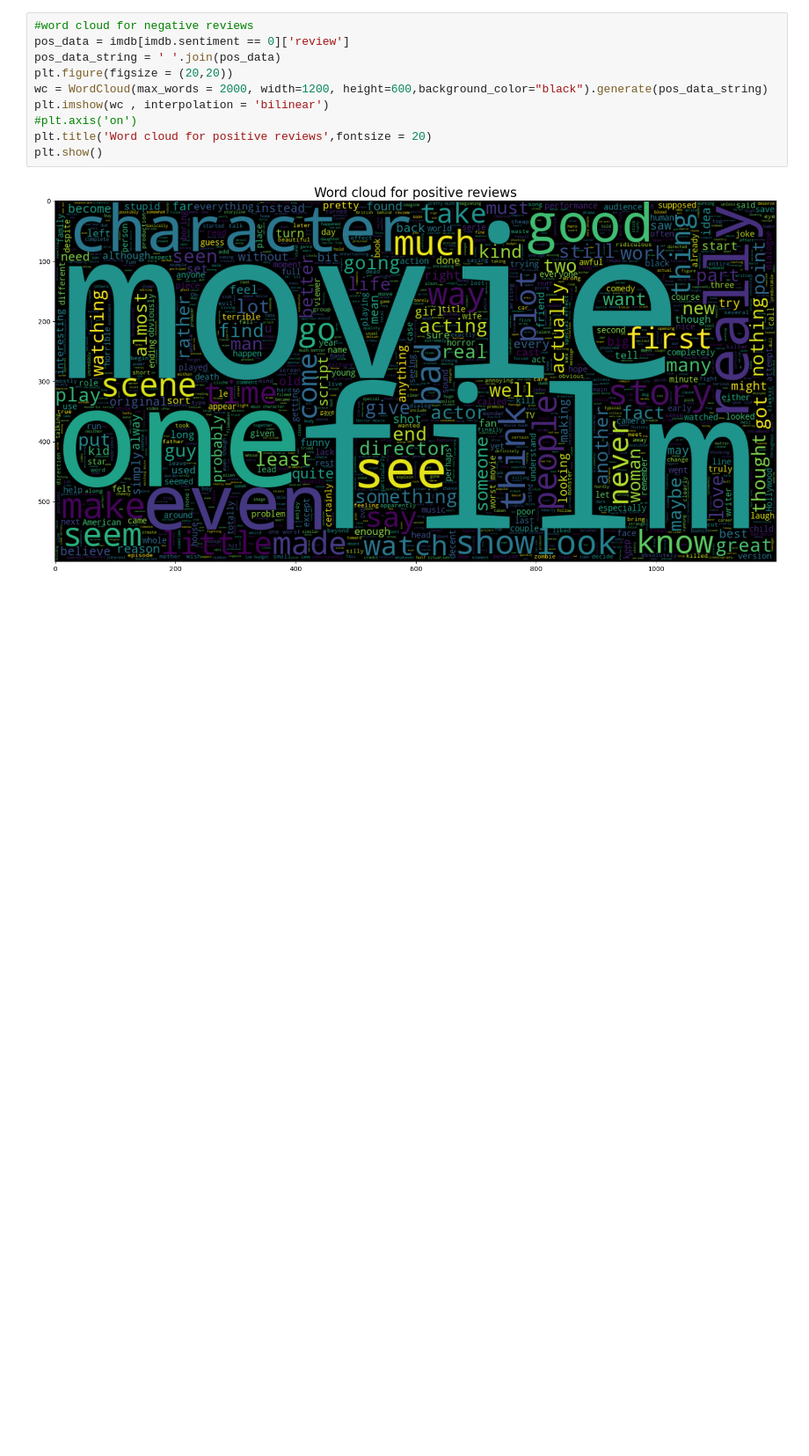
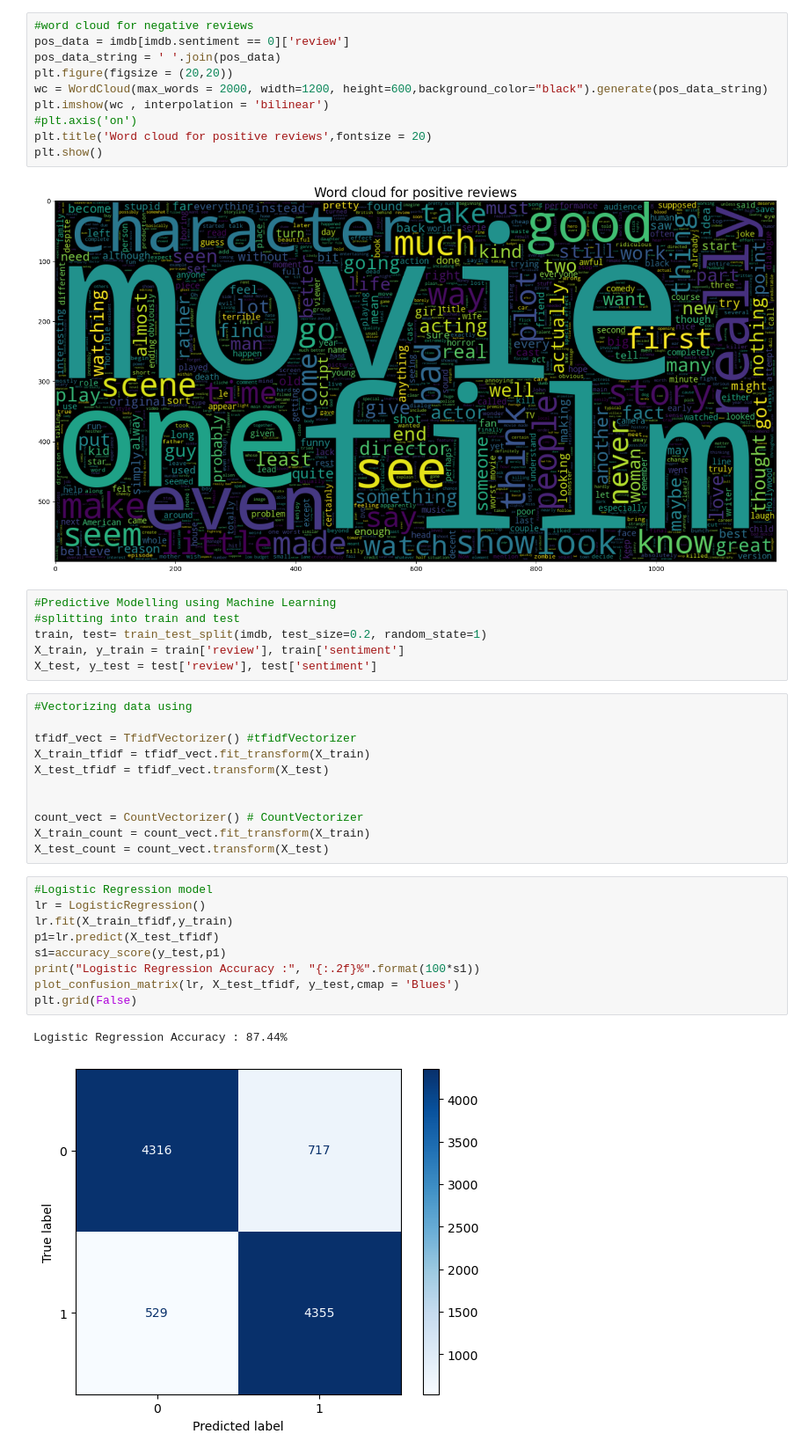
Before and after one commit to shrey2003/SENTIMENTY, a Jupyter notebook: sentiment_analyser.ipynb, the cells around one changed output. Shown at 88% size. Drawn from its saved outputs; the diff is of its cells as text; blank space fills up the shorter version.

Commit message:
Logistic Regression Done

```diff
--- a/sentiment_analyser.ipynb
+++ b/sentiment_analyser.ipynb
@@ -125,3 +131,32 @@ plt.title('Word cloud for positive reviews',fontsize = 20)
 plt.show()
 # %% [output]
 [figure]
+# %%
+#Predictive Modelling using Machine Learning
+#splitting into train and test
+train, test= train_test_split(imdb, test_size=0.2, random_state=1)
+X_train, y_train = train['review'], train['sentiment']
+X_test, y_test = test['review'], test['sentiment']
+# %%
+#Vectorizing data using
+
+tfidf_vect = TfidfVectorizer() #tfidfVectorizer
+X_train_tfidf = tfidf_vect.fit_transform(X_train)
+X_test_tfidf = tfidf_vect.transform(X_test)
+
+
+count_vect = CountVectorizer() # CountVectorizer
+X_train_count = count_vect.fit_transform(X_train)
+X_test_count = count_vect.transform(X_test)
+# %%
+#Logistic Regression model
+lr = LogisticRegression()
+lr.fit(X_train_tfidf,y_train)
+p1=lr.predict(X_test_tfidf)
+s1=accuracy_score(y_test,p1)
+print("Logistic Regression Accuracy :", "{:.2f}%".format(100*s1))
+plot_confusion_matrix(lr, X_test_tfidf, y_test,cmap = 'Blues')
+plt.grid(False)
+# %% [output]
+Logistic Regression Accuracy : 87.44%
+[figure, added]
```
Also changed, not shown: parts of 3 cells of this notebook.
